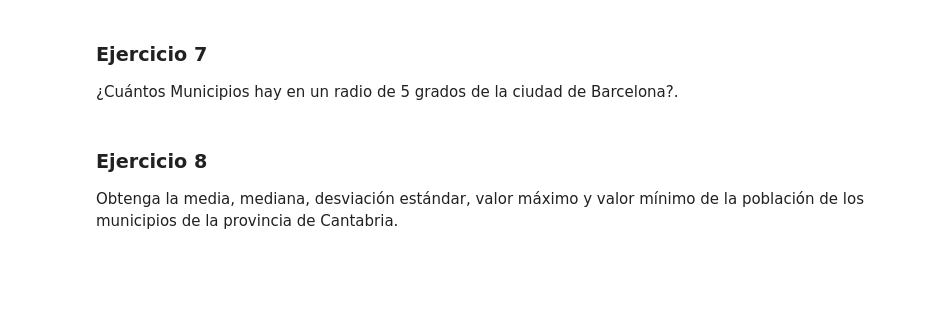
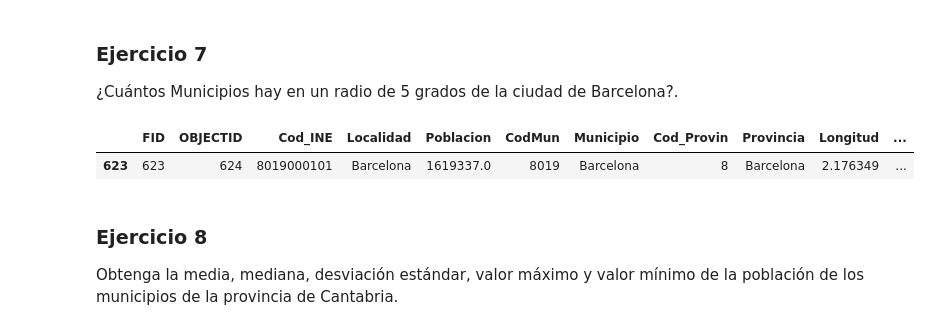
Before and after one commit to yerartdev/uc-m1967-mdsi, a Jupyter notebook: d8/TareaPandas.ipynb, the cells around one changed output. Cells and saved outputs as stored; diff of their text form; code cells hidden in the pictures; blank space fills up the shorter version.

```diff
--- a/d8/TareaPandas.ipynb
+++ b/d8/TareaPandas.ipynb
@@ -525,6 +525,12 @@ El municipio más cercano a Madrid es Pozuelo de Alarcón y el más lejano Los L
 ### Ejercicio 7
 
 ¿Cuántos Municipios hay en un radio de 5 grados de la ciudad de Barcelona?.
+# %%
+#::GMG::Obtengamos la ciudad (localidad) de Barcelona, el punto de partida
+ndp.loc[ndp['Localidad'] == "Barcelona",:]
+# %% [output]
+|  | FID | OBJECTID | Cod_INE | Localidad | Poblacion | CodMun | Municipio | Cod_Provin | Provincia | Longitud | ... |
+| 623 | 623 | 624 | 8019000101 | Barcelona | 1619337.0 | 8019 | Barcelona | 8 | Barcelona | 2.176349 | ... |
 # %% [markdown]
 ### Ejercicio 8
 
```
Also changed, not shown: parts of 4 cells of this notebook.
